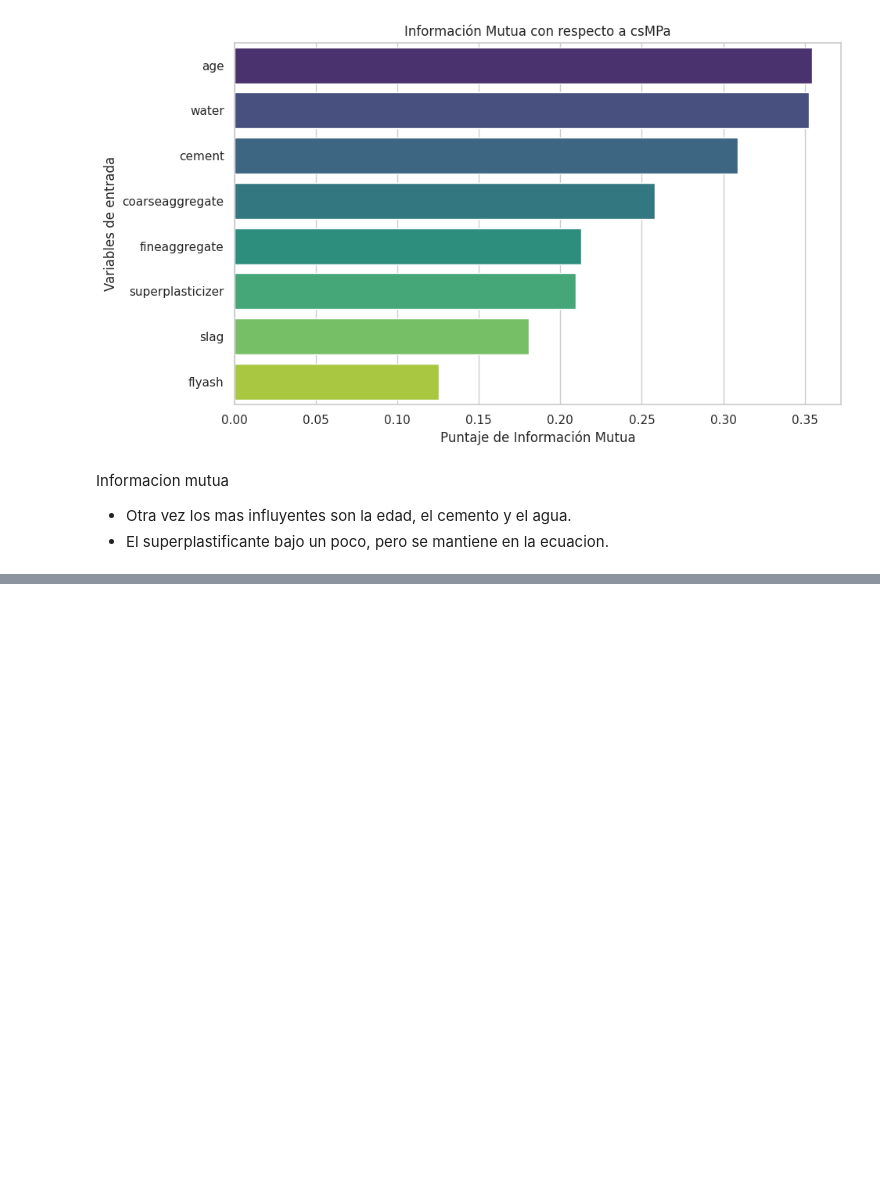
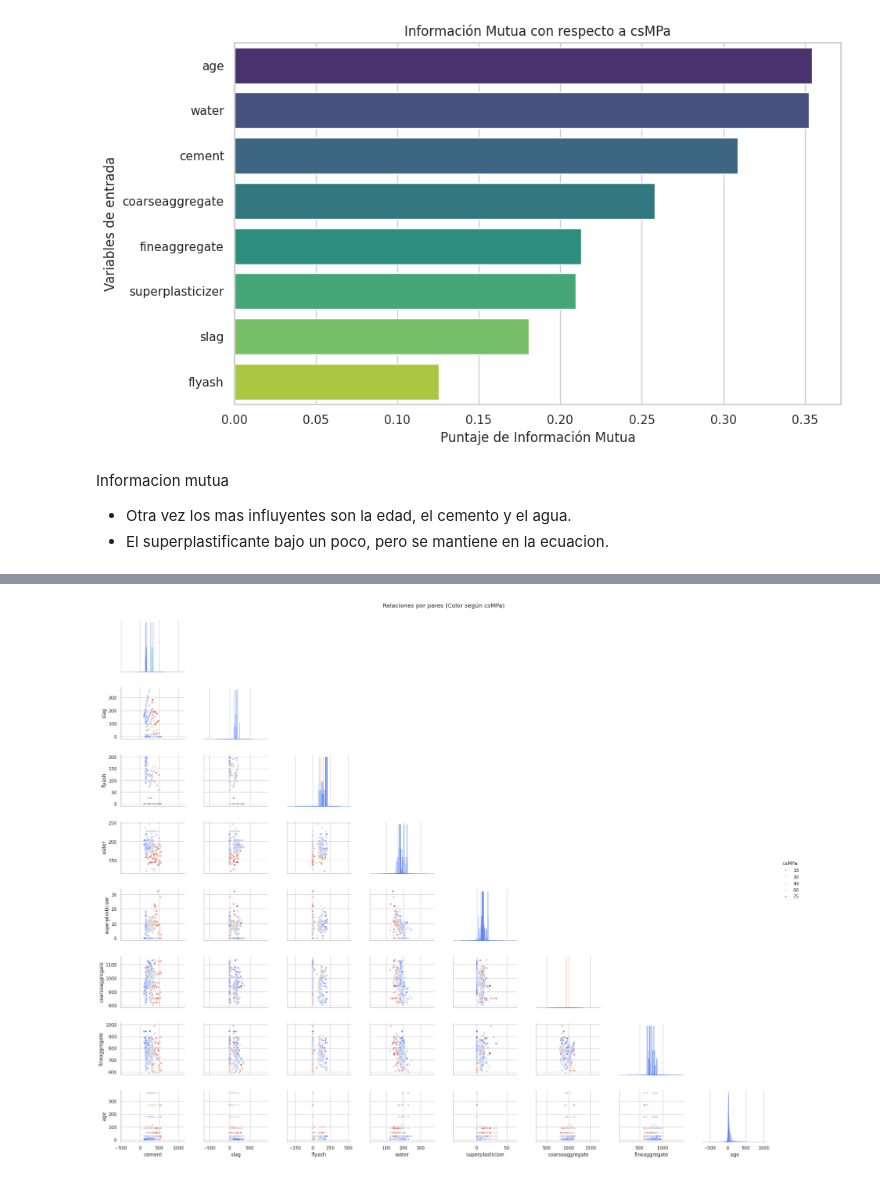
Before and after one commit to Santibareiro27/Inteligencia-Computacional, a Jupyter notebook: RA1_LAB1/Laboratorio_N°1_3.ipynb, the cells around one changed output, grey strips where cells are left out. Saved outputs shown, nothing was run; the diff lists cells and outputs as text; code cells hidden in the pictures; blank space fills up the shorter version.

```diff
--- a/RA1_LAB1/Laboratorio_N°1_3.ipynb
+++ b/RA1_LAB1/Laboratorio_N°1_3.ipynb
@@ -379,0 +401,14 @@ plt.show()
+# %%
+# @title Pairplot de variables (Hue: csMPa)
+# Usamos corner=True y ajustamos el layout para que las escalas sean independientes por columna
+g = sns.pairplot(df_ccs, hue='csMPa', palette='coolwarm', diag_kind='kde',
+                 height=2.5, aspect=1.2,
+                 plot_kws={'alpha': 0.5, 's': 20}, corner=True,
+                 vars=[c for c in df_ccs.columns if c != 'csMPa'])
+
+# Ajuste manual para evitar solapamiento y permitir que las escalas se vean bien
+plt.subplots_adjust(top=0.95, bottom=0.05, left=0.05, right=0.95, hspace=0.3, wspace=0.3)
+plt.suptitle('Relaciones por pares (Color según csMPa)')
+plt.show()
+# %% [output]
+[figure, added]
```
Also changed, not shown: parts of 13 cells of this notebook.
